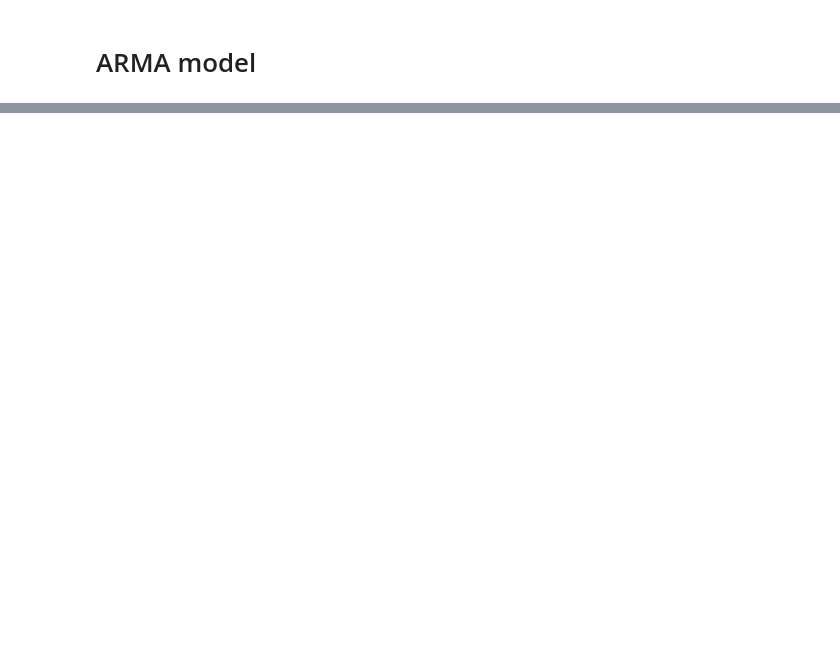
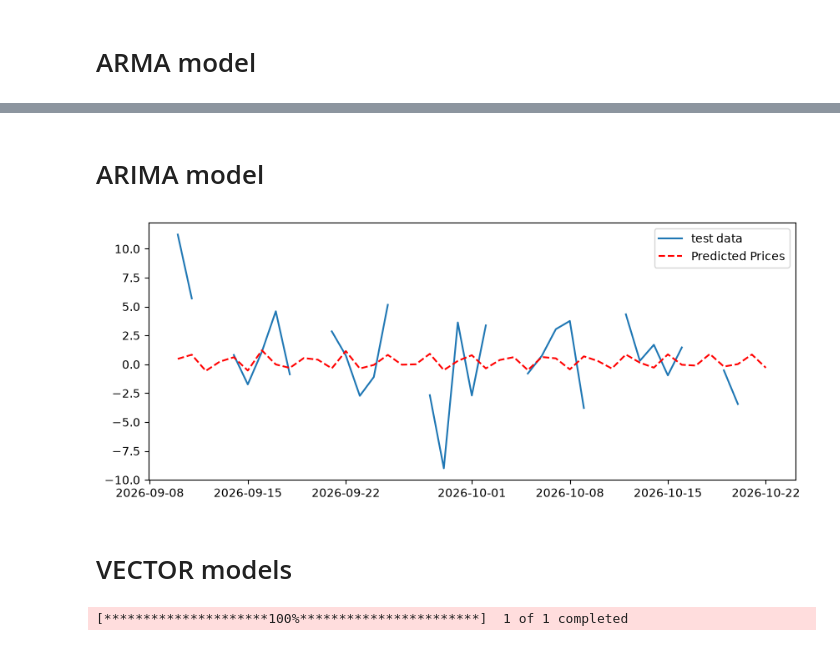
Before and after one commit to harshrathi0010-web/ML-practice, a Jupyter notebook: TSA/models with code.ipynb, the cells around one changed output, grey strips where cells are left out. Saved outputs shown, nothing was run; the diff lists cells and outputs as text; code cells hidden in the pictures; blank space fills up the shorter version.

```diff
--- a/TSA/models with code.ipynb
+++ b/TSA/models with code.ipynb
@@ -150,0 +145,39 @@ plt.show()
+# %% [markdown]
+# ARIMA model
+# %%
+# fit the training data to the ARIMA model
+model=ARIMA(train_data,order=(7,1,7))
+model_fit=model.fit()
+
+# make the predictions on the test data
+predictions=model_fit.predict(
+    start=len(train_data),
+    end=len(train_data)+len(test_data)-1,
+    dynamic=False)
+
+# plot the value v/s the predicted values
+plt.figure(figsize=(10,4))
+plt.plot(test_data.index,test_data,label="test data")
+plt.plot(test_data.index,predictions,color="red",linestyle="--",label="Predicted Prices")
+
+
+plt.legend()
+plt.show()
+# %% [output]
+[figure, added]
+# %% [markdown]
+# VECTOR models
+# %%
+tsla_data=yf.download("TSLA",start="2023-01-01")
+stock_data["TSLA_Close"]=tsla_data["Close"]
+
+stock_data["APPL_Close"]=stock_data["Close"].shift()
+stock_data.dropna(inplace=True)
+
+from statsmodels.tsa.stattools import grangercausalitytests
+
+# performs
+grangercausalitytests(stock_data[["APPL_Close","TSLA_Close"]].dropna(),maxlag=[14])
+print()
+# %% [output]
+[*********************100%***********************]  1 of 1 completed
```
Also changed, not shown: parts of 12 cells of this notebook, 3 other files.
